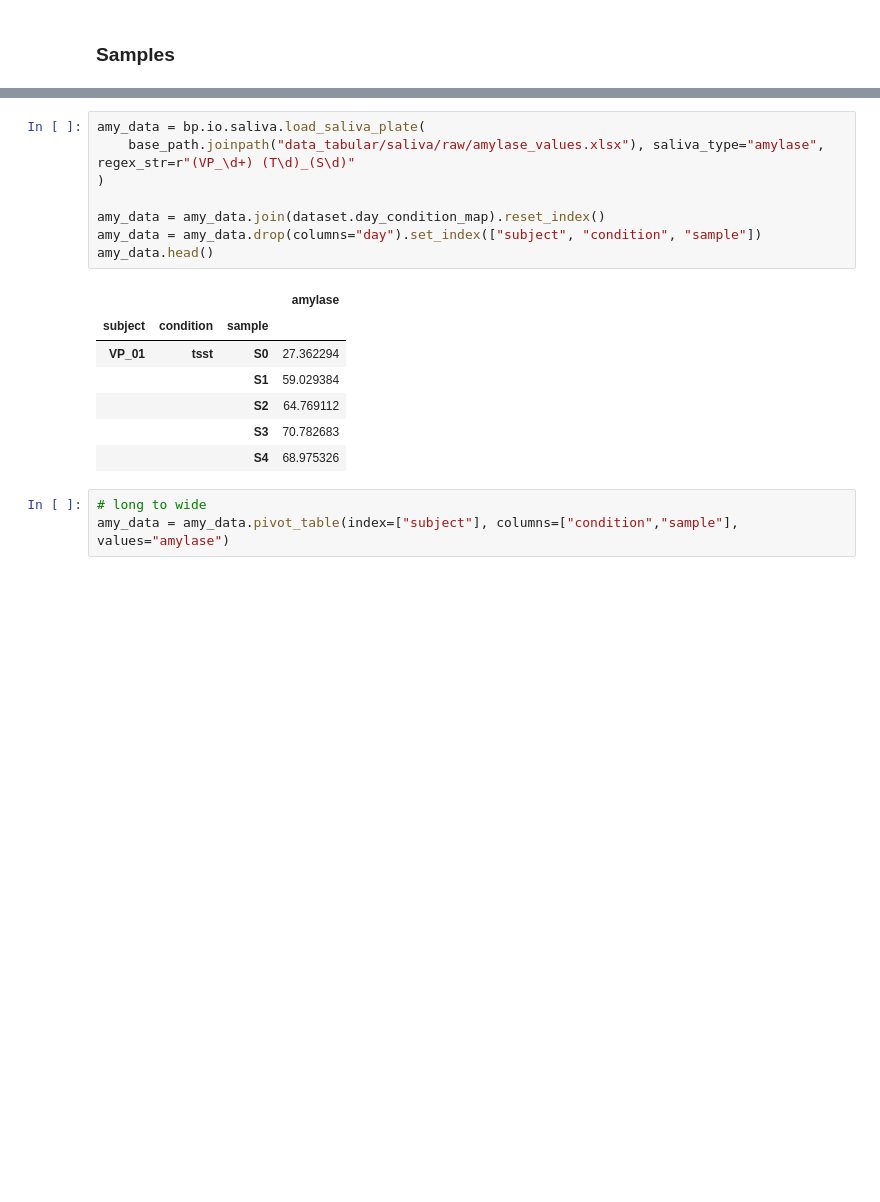
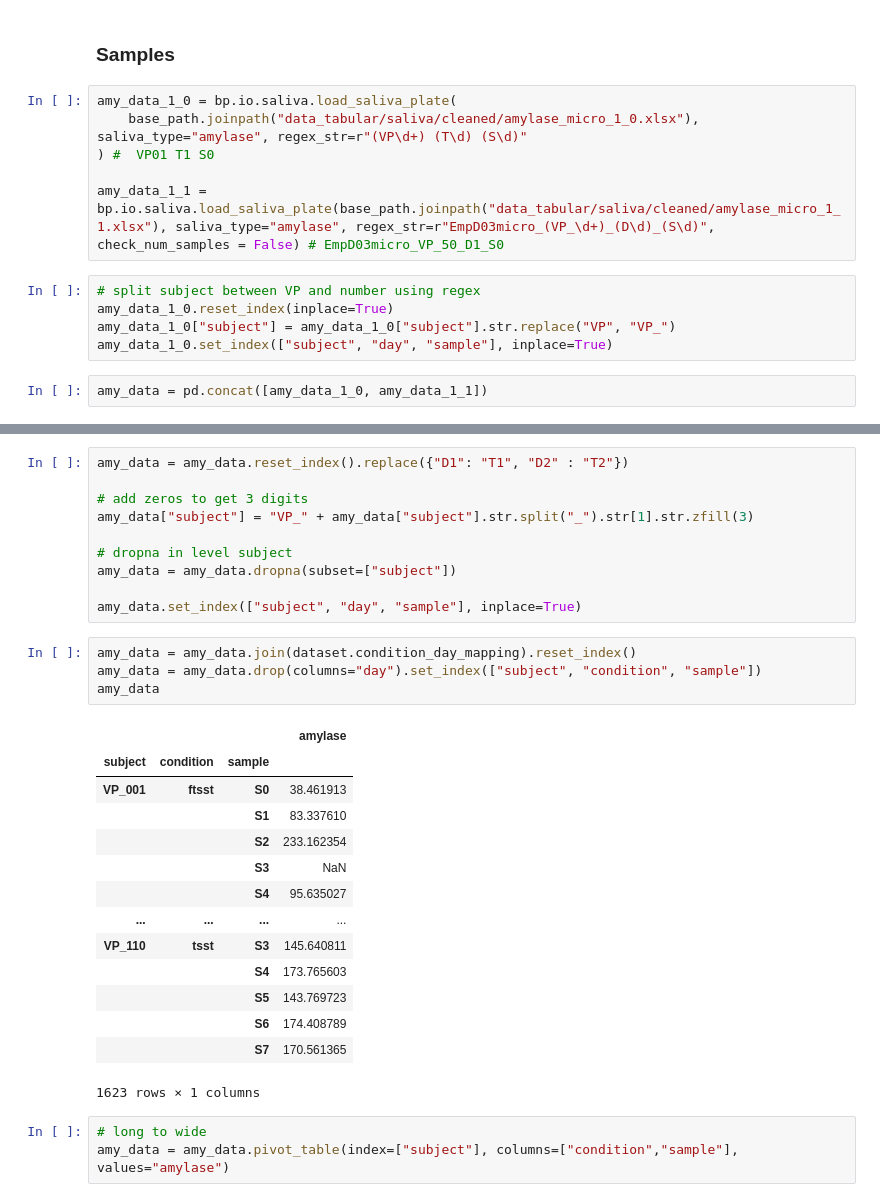
Before and after one commit to empkins/empkins-d03-preprocessing, a Jupyter notebook: experiments/2022_12_micro/biomarker/Saliva_Processing.ipynb, the cells around one changed output, grey strips where cells are left out. Cells and saved outputs as stored; diff of their text form; blank space fills up the shorter version.

Commit message:
added amylase

```diff
--- a/experiments/2022_12_micro/biomarker/Saliva_Processing.ipynb
+++ b/experiments/2022_12_micro/biomarker/Saliva_Processing.ipynb
@@ -183,3 +217,16 @@ cort_features.to_csv(path_out.joinpath("cortisol_features.csv"))
 ## Amylase
 # %% [markdown]
 ### Samples
+# %%
+amy_data_1_0 = bp.io.saliva.load_saliva_plate(
+    base_path.joinpath("data_tabular/saliva/cleaned/amylase_micro_1_0.xlsx"), saliva_type="amylase", regex_str=r"(VP\d+) (T\d) (S\d)"
+) #  VP01 T1 S0
+
+amy_data_1_1 = bp.io.saliva.load_saliva_plate(base_path.joinpath("data_tabular/saliva/cleaned/amylase_micro_1_1.xlsx"), saliva_type="amylase", regex_str=r"EmpD03micro_(VP_\d+)_(D\d)_(S\d)", check_num_samples = False) # EmpD03micro_VP_50_D1_S0
+# %%
+# split subject between VP and number using regex
+amy_data_1_0.reset_index(inplace=True)
+amy_data_1_0["subject"] = amy_data_1_0["subject"].str.replace("VP", "VP_")
+amy_data_1_0.set_index(["subject", "day", "sample"], inplace=True)
+# %%
+amy_data = pd.concat([amy_data_1_0, amy_data_1_1])
@@ -186,19 +250,32 @@ cort_features.to_csv(path_out.joinpath("cortisol_features.csv"))
+# %%
+amy_data = amy_data.reset_index().replace({"D1": "T1", "D2" : "T2"})
+
+# add zeros to get 3 digits
+amy_data["subject"] = "VP_" + amy_data["subject"].str.split("_").str[1].str.zfill(3)
+
+# dropna in level subject
+amy_data = amy_data.dropna(subset=["subject"])
+
+amy_data.set_index(["subject", "day", "sample"], inplace=True)
 # %%
-amy_data = bp.io.saliva.load_saliva_plate(
-    base_path.joinpath("data_tabular/saliva/raw/amylase_values.xlsx"), saliva_type="amylase", regex_str=r"(VP_\d+) (T\d)_(S\d)"
-)
-
-amy_data = amy_data.join(dataset.day_condition_map).reset_index()
+amy_data = amy_data.join(dataset.condition_day_mapping).reset_index()
 amy_data = amy_data.drop(columns="day").set_index(["subject", "condition", "sample"])
-amy_data.head()
+amy_data
 # %% [output]
 |  |  |  | amylase |
 | subject | condition | sample |  |
-| VP_01 | tsst | S0 | 27.362294 |
-|  |  | S1 | 59.029384 |
-|  |  | S2 | 64.769112 |
-|  |  | S3 | 70.782683 |
-|  |  | S4 | 68.975326 |
+| VP_001 | ftsst | S0 | 38.461913 |
+|  |  | S1 | 83.337610 |
+|  |  | S2 | 233.162354 |
+|  |  | S3 | NaN |
+|  |  | S4 | 95.635027 |
+| ... | ... | ... | ... |
+| VP_110 | tsst | S3 | 145.640811 |
+|  |  | S4 | 173.765603 |
+|  |  | S5 | 143.769723 |
+|  |  | S6 | 174.408789 |
+|  |  | S7 | 170.561365 |
+1623 rows × 1 columns
 # %%
 # long to wide
 amy_data = amy_data.pivot_table(index=["subject"], columns=["condition","sample"], values="amylase")
```
Also changed, not shown: parts of 17 cells of this notebook.
